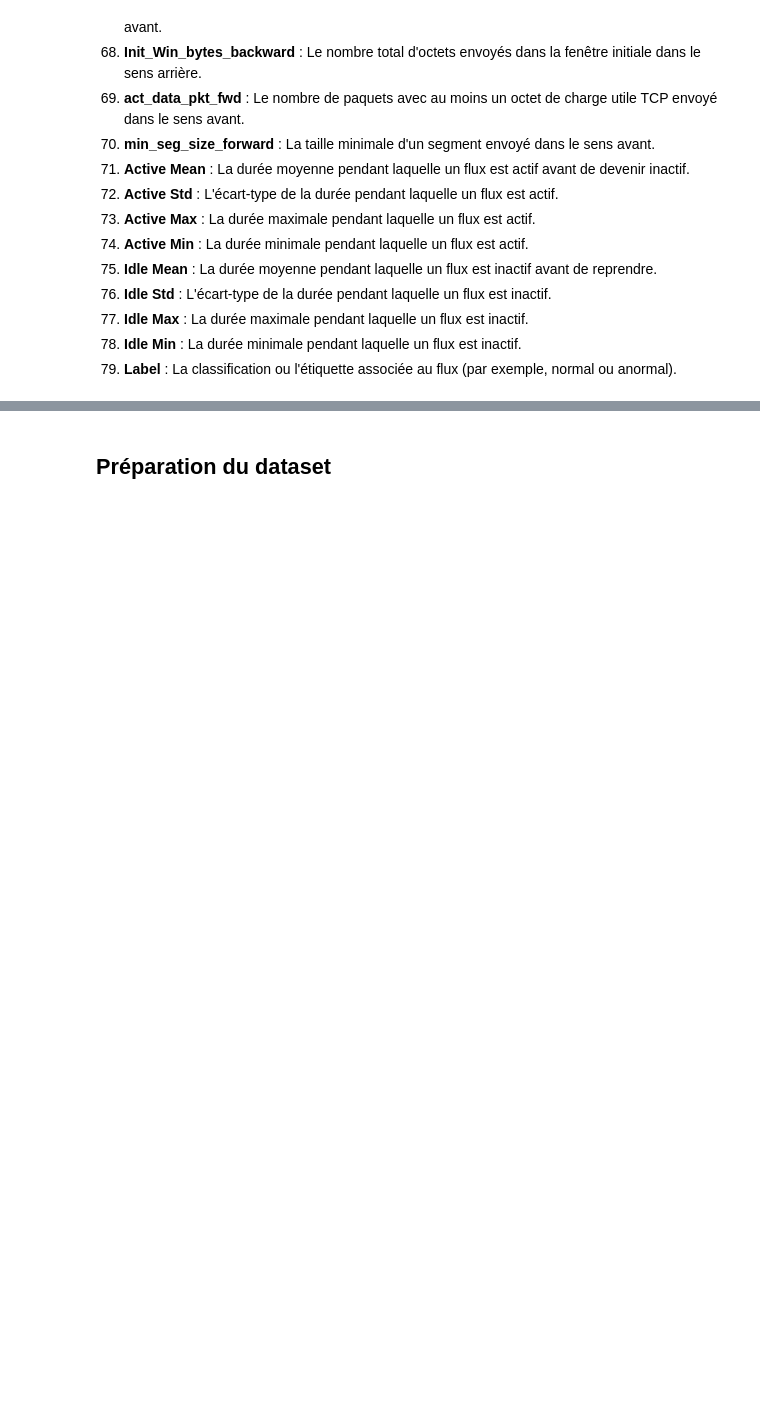
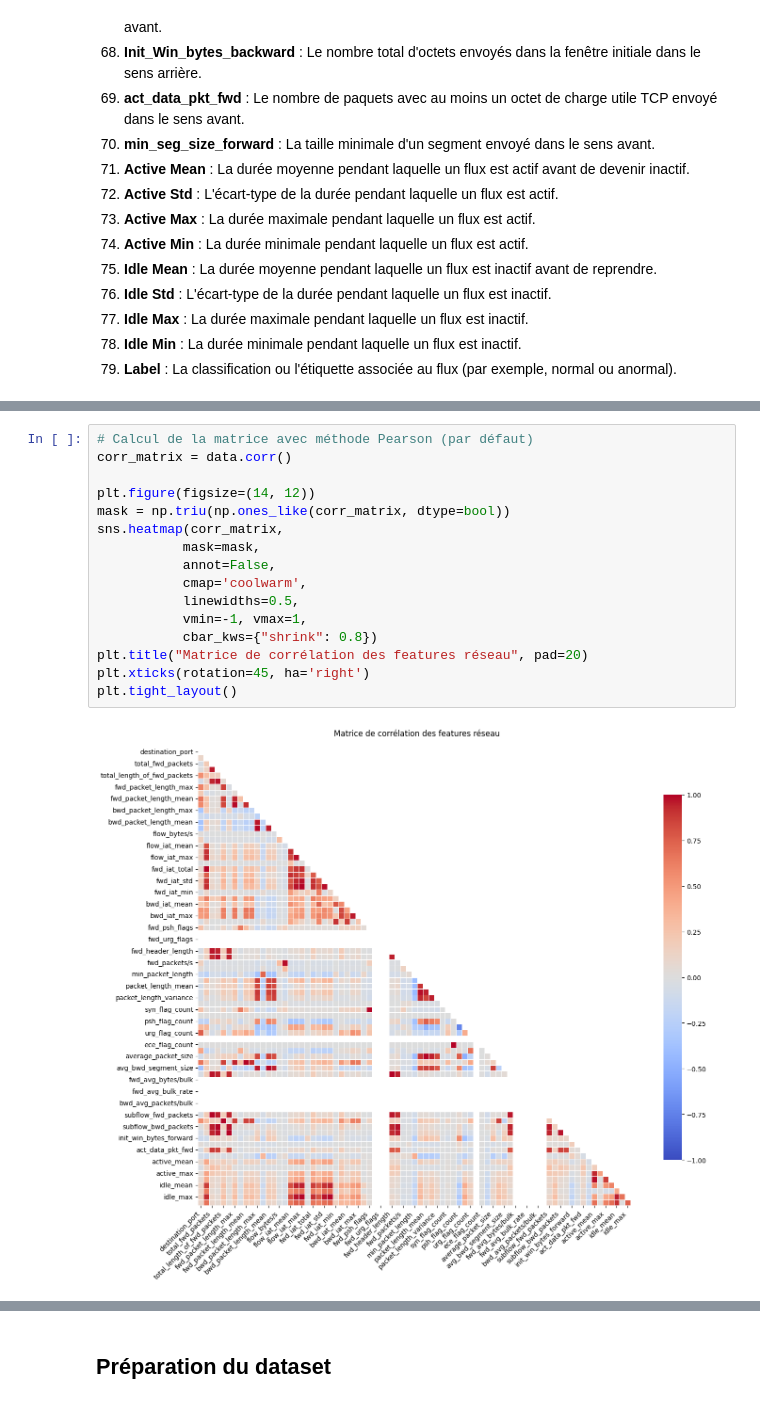
Before and after one commit to AntoinePELAMOURGUES/NetworkAnomalyDetection, a Jupyter notebook: notebooks/2_datasets.ipynb, the cells around one changed output, grey strips where cells are left out. Saved outputs shown, nothing was run; the diff lists cells and outputs as text; blank space fills up the shorter version.

```diff
--- a/notebooks/2_datasets.ipynb
+++ b/notebooks/2_datasets.ipynb
@@ -215,0 +251,18 @@ sns.displot(df1['Flow Bytes/s'], kde=True)
+# %%
+# Calcul de la matrice avec méthode Pearson (par défaut)
+corr_matrix = data.corr()
+
+plt.figure(figsize=(14, 12))
+mask = np.triu(np.ones_like(corr_matrix, dtype=bool))
+sns.heatmap(corr_matrix,
+           mask=mask,
+           annot=False,
+           cmap='coolwarm',
+           linewidths=0.5,
+           vmin=-1, vmax=1,
+           cbar_kws={"shrink": 0.8})
+plt.title("Matrice de corrélation des features réseau", pad=20)
+plt.xticks(rotation=45, ha='right')
+plt.tight_layout()
+# %% [output]
+[figure, added]
```
Also changed, not shown: parts of 26 cells of this notebook.
